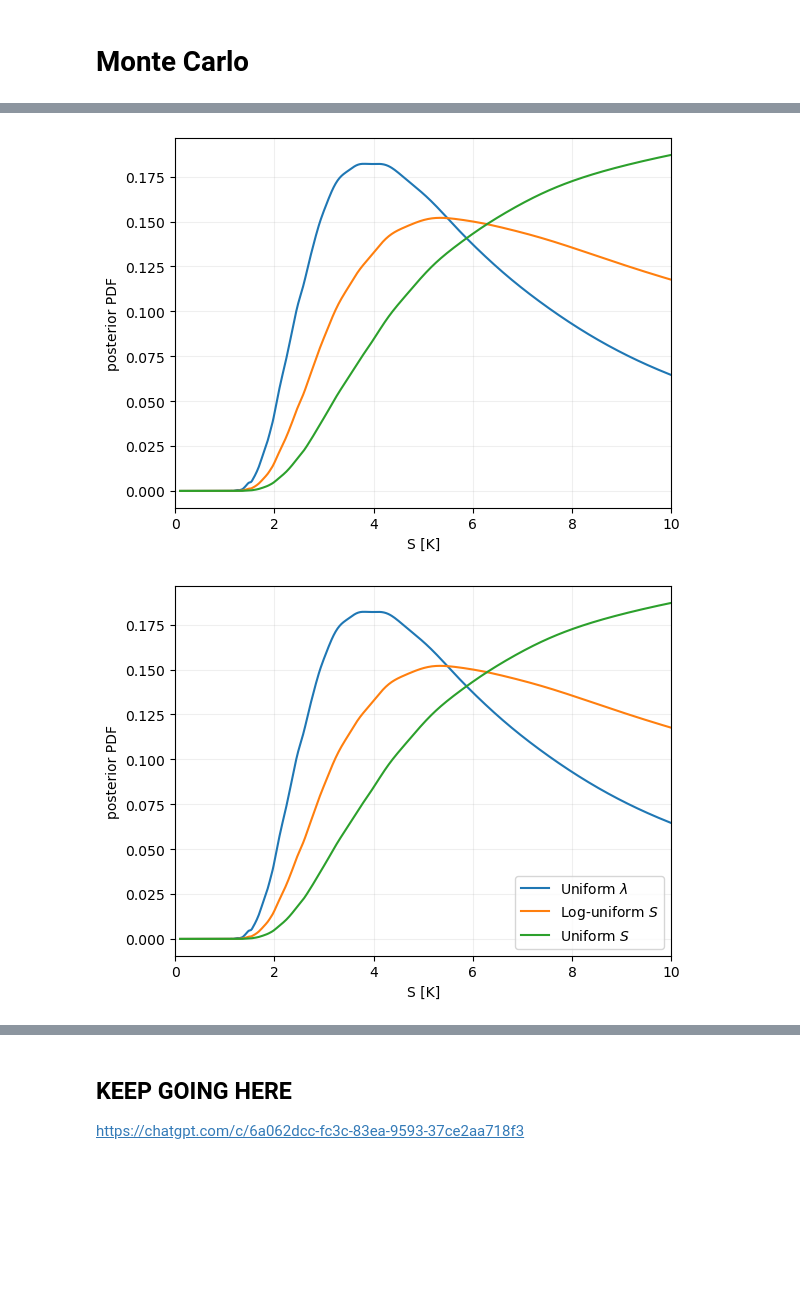
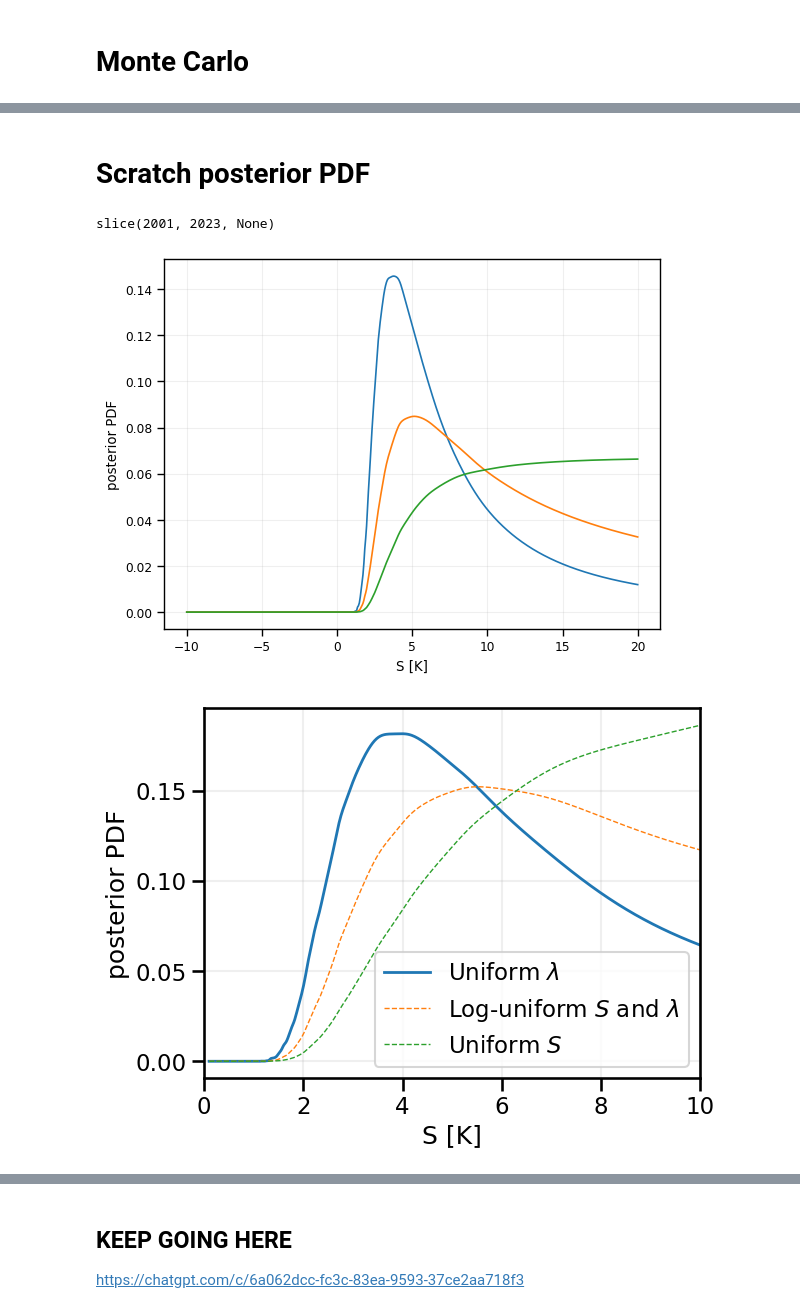
Before and after one commit to vtcooper/bayecs, a Jupyter notebook: grl_eei.ipynb, the cells around one changed output, grey strips where cells are left out. Cells and saved outputs as stored; diff of their text form; code cells hidden in the pictures; blank space fills up the shorter version.

```diff
--- a/grl_eei.ipynb
+++ b/grl_eei.ipynb
@@ -330,5 +444,6 @@ plt.show()
 # %%
-S_grid = np.linspace(0.1, 10, 500)  ## choose ECS range to plot
+# S_grid = np.linspace(0.1, 10, 500)  ## choose ECS range to plot
+S_grid = np.linspace(-10.0, 20, 500)  ## choose ECS range to plot
 
 lam_from_S = -3.93 / S_grid
 # lam_from_S = -F2x_ens / S_grid
@@ -371,0 +486,36 @@ plt.show()
+# %%
+## Combined likelihood: my preferred figure
+sns.set_context('paper')
+fig, axs = plt.subplots(1,2, figsize=(6.5,2.5), sharey=True)
+comc ='tab:blue'
+plt.sca(axs[0])
+
+# plt.plot(lam_grid,np.exp(loglike), label='analytical log likelihood',lw=3)
+like_N = like_N/like_N.max()
+like_T = like_T/like_T.max()
+plt.axvline(0,c='k',lw=1)
+plt.plot(lam_grid,like_N,label='Score N',ls='-', c=comc)
+plt.plot(lam_grid,like_T,label='Score T',ls=':', c=comc)
+plt.xlabel('$\lambda \ [W \, m^{-2} \, K^{-1}$]')
+plt.ylabel('Relative Likelihood')
+plt.grid(alpha=0.2)
+plt.legend()
+plt.xlim(-2,2)
+# plt.legend(bbox_to_anchor=[1,1])
+
+plt.sca(axs[1])
+plt.axvline(0,c='k',lw=1)
+# plt.plot(S_grid,np.exp(loglike_S), label='log likelihood')
+plt.plot(S_grid,S_like_N,label='Score N',ls='-', c=comc)
+plt.plot(S_grid,S_like_T,label='Score T',ls=':', c=comc)
+
+plt.xlabel("$S \ [K]$")
+# plt.ylabel("Relative Likelihood")
+plt.xlim(-5,10)
+plt.ylim(0,)
+plt.grid(alpha=0.2)
+plt.legend()
+
+sns.despine()
+
+plt.show()
@@ -372,5 +995,8 @@ plt.show()
+# %% [markdown]
+# Scratch posterior PDF
 # %%
-prior_mask = (lam_from_S >= -10) & (lam_from_S <= 10)
+print(ceres_tsel)
+prior_mask = (lam_from_S >= -10) & (lam_from_S <= -0.1)
 
 post_S = np.zeros_like(S_grid)
 
@@ -395,37 +1021,38 @@ plt.ylabel("posterior PDF")
 plt.xlim(0, 10)
 plt.show()
 # %% [output]
+slice(2001, 2023, None)
-[figure, old version]
+[figure, new version]
 # %%
 c = 3.93
 lam_from_S = -c / S_grid
 
 prior_mask = S_grid > 0
 
 ## uniform lambda prior
 post_uniform_lam = np.zeros_like(S_grid)
 post_uniform_lam[prior_mask] = kde(lam_from_S[prior_mask]) * c / S_grid[prior_mask]**2
 post_uniform_lam /= np.trapezoid(post_uniform_lam, S_grid)
 
 ## log-uniform S prior, equivalently log-uniform |lambda|
 post_log_uniform_S = np.zeros_like(S_grid)
 post_log_uniform_S[prior_mask] = kde(lam_from_S[prior_mask]) / S_grid[prior_mask]
 post_log_uniform_S /= np.trapezoid(post_log_uniform_S, S_grid)
 
 ## uniform S prior
 post_uniform_S = np.zeros_like(S_grid)
 post_uniform_S[prior_mask] = kde(lam_from_S[prior_mask])
 post_uniform_S /= np.trapezoid(post_uniform_S, S_grid)
 
-plt.plot(S_grid, post_uniform_lam, label='Uniform $\\lambda$')
-plt.plot(S_grid, post_log_uniform_S, label='Log-uniform $S$ and $\lambda$')
-plt.plot(S_grid, post_uniform_S, label='Uniform $S$')
+plt.plot(S_grid, post_uniform_lam, label='Uniform $\\lambda$',lw=2)
+plt.plot(S_grid, post_log_uniform_S, label='Log-uniform $S$ and $\lambda$',lw=1,ls='--')
+plt.plot(S_grid, post_uniform_S, label='Uniform $S$',lw=1,ls='--')
 
 plt.grid(alpha=0.2)
 plt.xlabel("S [K]")
 plt.ylabel("posterior PDF")
 plt.xlim(0, 10)
 plt.legend()
 plt.show()
 # %% [output]
-[figure, old version]
+[figure, new version]
```
Also changed, not shown: parts of 43 cells of this notebook.
